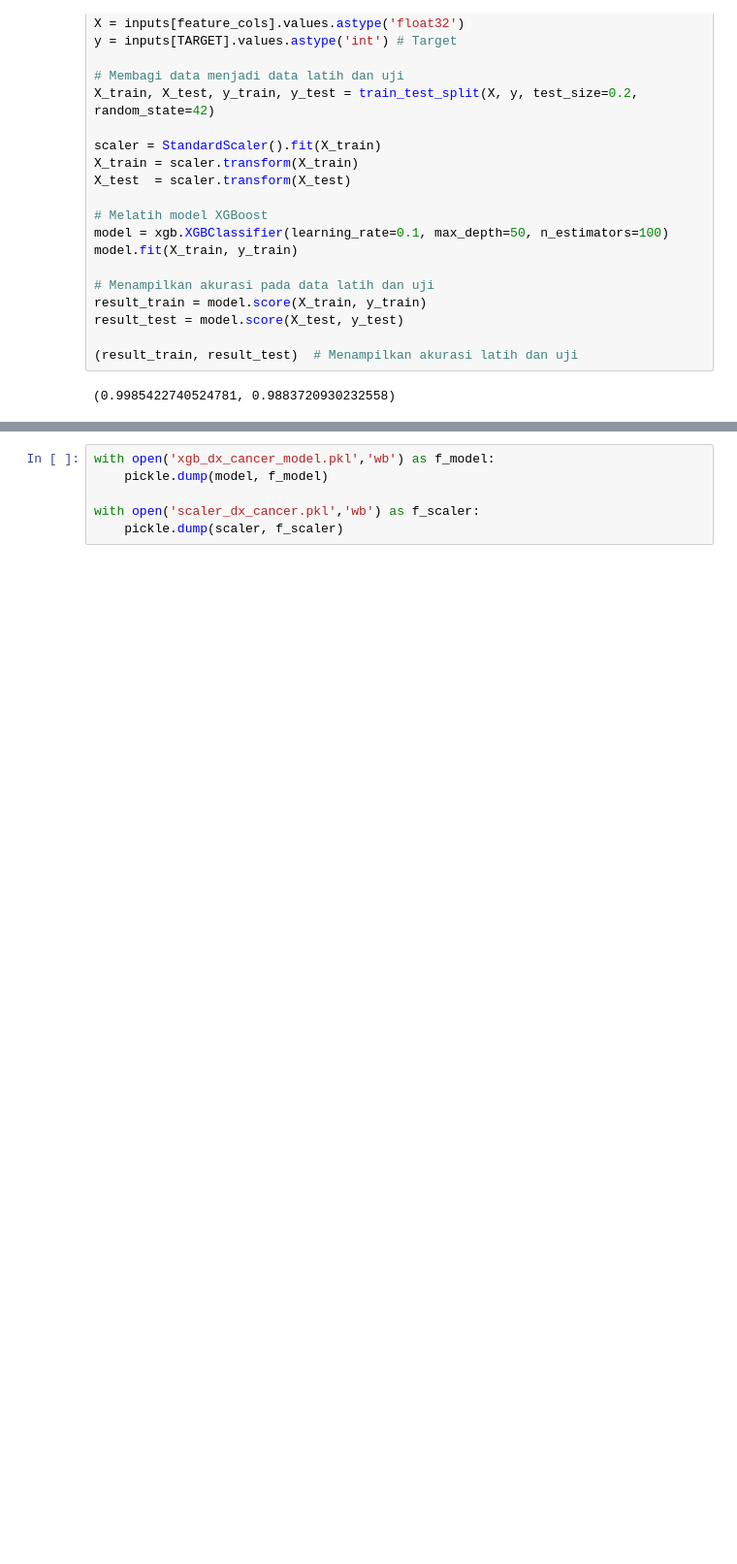
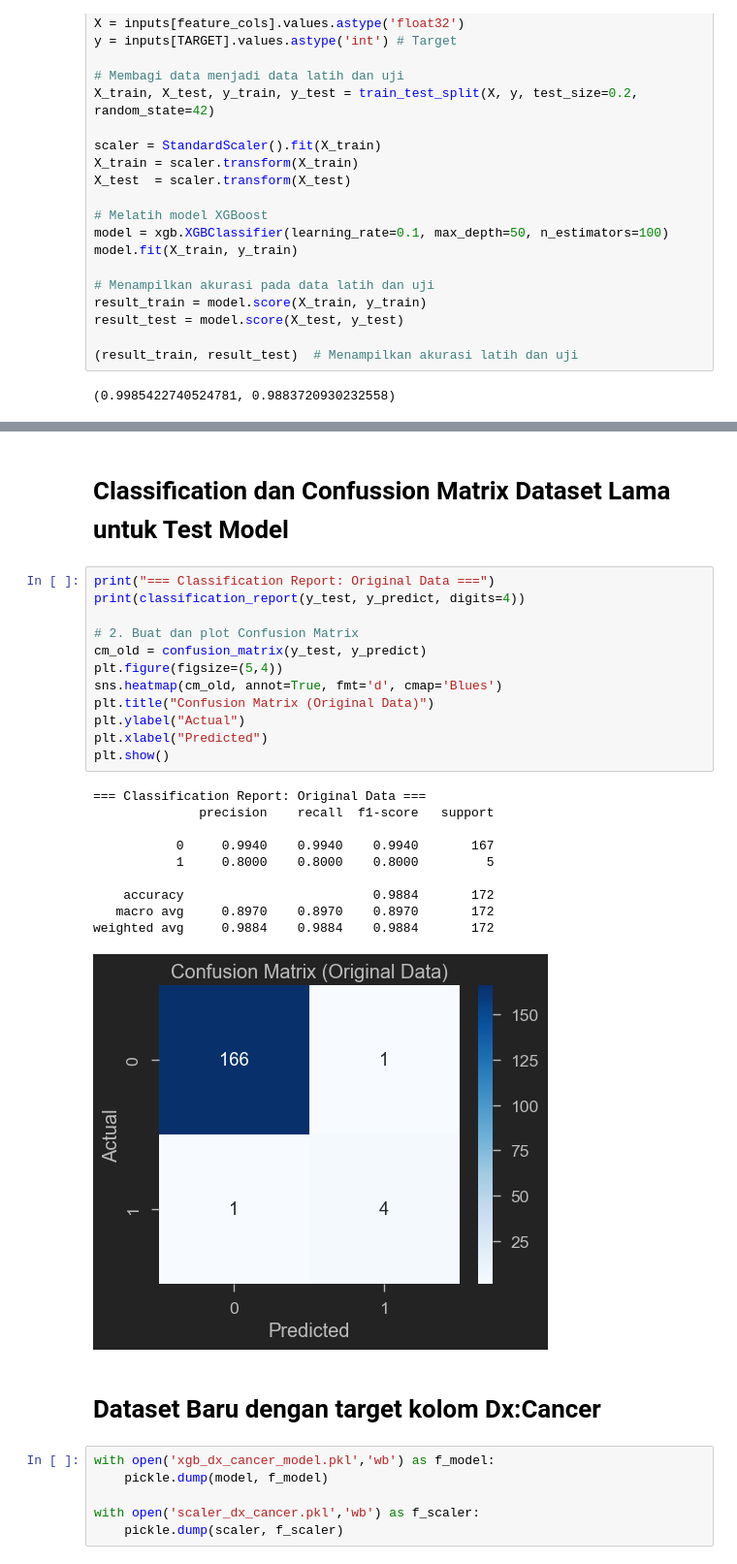
Before and after one commit to aavnxxuhuy/DataScience, a Jupyter notebook: Predeicting Cervical Cancer.ipynb, the cells around one changed output, grey strips where cells are left out. Shown at 97% size. Cells and saved outputs as stored; diff of their text form; blank space fills up the shorter version.

Commit message:
Classification dan Confussion Matrik yang diperjelas

```diff
--- a/Predeicting Cervical Cancer.ipynb
+++ b/Predeicting Cervical Cancer.ipynb
@@ -408,3 +430,30 @@ cancer_predictions.head(1)
+# %% [markdown]
+# Classification dan Confussion Matrix Dataset Lama untuk Test Model
+# %%
+print("=== Classification Report: Original Data ===")
+print(classification_report(y_test, y_predict, digits=4))
+
+# 2. Buat dan plot Confusion Matrix
+cm_old = confusion_matrix(y_test, y_predict)
+plt.figure(figsize=(5,4))
+sns.heatmap(cm_old, annot=True, fmt='d', cmap='Blues')
+plt.title("Confusion Matrix (Original Data)")
+plt.ylabel("Actual")
+plt.xlabel("Predicted")
+plt.show()
+# %% [output]
+=== Classification Report: Original Data ===
+              precision    recall  f1-score   support
+
+           0     0.9940    0.9940    0.9940       167
+           1     0.8000    0.8000    0.8000         5
+
+    accuracy                         0.9884       172
+   macro avg     0.8970    0.8970    0.8970       172
+weighted avg     0.9884    0.9884    0.9884       172
+[figure, added]
+# %% [markdown]
+# Dataset Baru dengan target kolom Dx:Cancer
 # %%
 with open('xgb_dx_cancer_model.pkl','wb') as f_model:
     pickle.dump(model, f_model)
```
Also changed, not shown: parts of 10 cells of this notebook, 3 other files.
